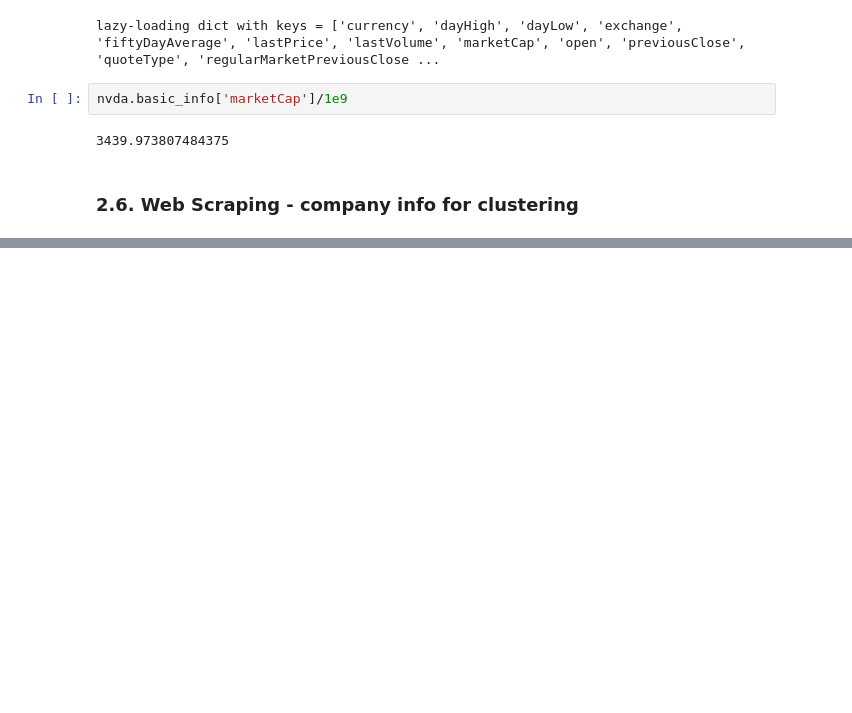
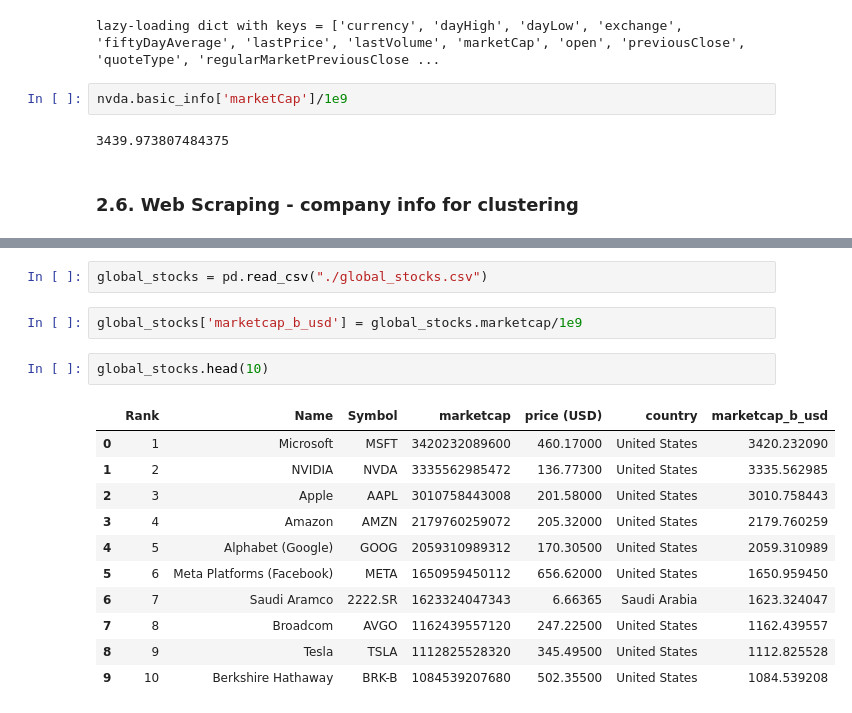
Before and after one commit to nathadriele/stock-markets-analytics-zoomcamp, a Jupyter notebook: 01-intro-and-data-sources/hw-intro.ipynb, the cells around one changed output, grey strips where cells are left out. Cells and saved outputs as stored; diff of their text form; blank space fills up the shorter version.

Commit message:
global_stocks

```diff
--- a/01-intro-and-data-sources/hw-intro.ipynb
+++ b/01-intro-and-data-sources/hw-intro.ipynb
@@ -612,0 +647,18 @@ nvda.basic_info['marketCap']/1e9
+# %%
+global_stocks = pd.read_csv("./global_stocks.csv")
+# %%
+global_stocks['marketcap_b_usd'] = global_stocks.marketcap/1e9
+# %%
+global_stocks.head(10)
+# %% [output]
+|  | Rank | Name | Symbol | marketcap | price (USD) | country | marketcap_b_usd |
+| 0 | 1 | Microsoft | MSFT | 3420232089600 | 460.17000 | United States | 3420.232090 |
+| 1 | 2 | NVIDIA | NVDA | 3335562985472 | 136.77300 | United States | 3335.562985 |
+| 2 | 3 | Apple | AAPL | 3010758443008 | 201.58000 | United States | 3010.758443 |
+| 3 | 4 | Amazon | AMZN | 2179760259072 | 205.32000 | United States | 2179.760259 |
+| 4 | 5 | Alphabet (Google) | GOOG | 2059310989312 | 170.30500 | United States | 2059.310989 |
+| 5 | 6 | Meta Platforms (Facebook) | META | 1650959450112 | 656.62000 | United States | 1650.959450 |
+| 6 | 7 | Saudi Aramco | 2222.SR | 1623324047343 | 6.66365 | Saudi Arabia | 1623.324047 |
+| 7 | 8 | Broadcom | AVGO | 1162439557120 | 247.22500 | United States | 1162.439557 |
+| 8 | 9 | Tesla | TSLA | 1112825528320 | 345.49500 | United States | 1112.825528 |
+| 9 | 10 | Berkshire Hathaway | BRK-B | 1084539207680 | 502.35500 | United States | 1084.539208 |
```
Also changed, not shown: parts of 1 cell of this notebook.
